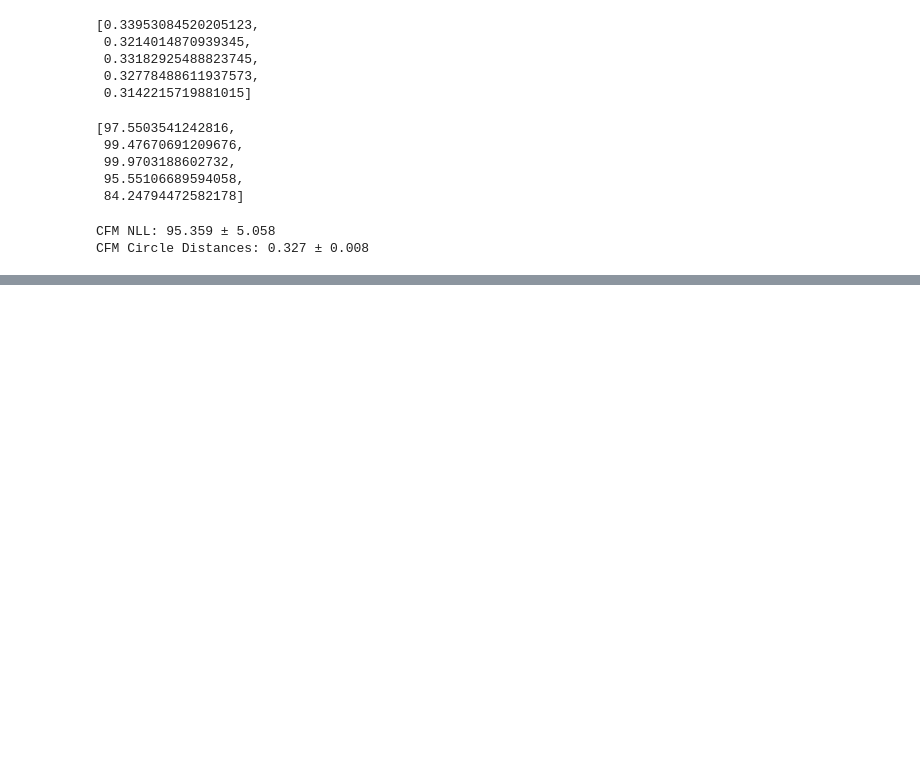
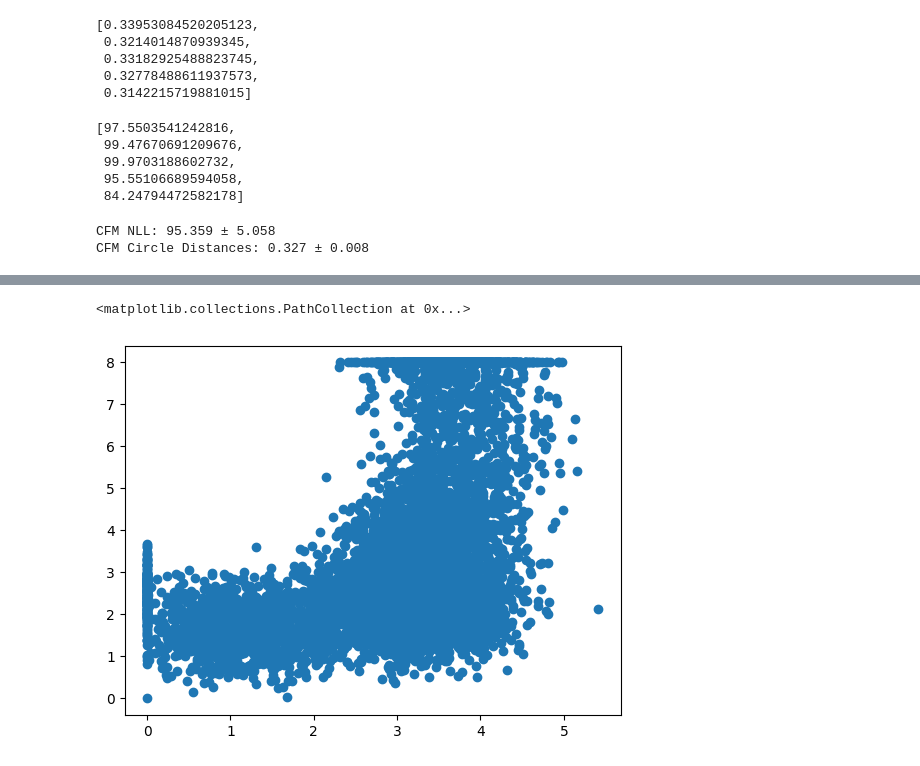
Before and after one commit to harrya32/HTI, a Jupyter notebook: rebuttal_baselines/2d_flow_matching.ipynb, the cells around one changed output, grey strips where cells are left out. Cells and saved outputs as stored; diff of their text form; code cells hidden in the pictures; blank space fills up the shorter version.

```diff
--- a/rebuttal_baselines/2d_flow_matching.ipynb
+++ b/rebuttal_baselines/2d_flow_matching.ipynb
@@ -715,0 +847,5 @@ CFM Circle Distances: 0.327 ± 0.008
+# %%
+plt.scatter(rl_data[0, :, 0].cpu(), rl_data[0, :, 1].cpu())
+# %% [output]
+<matplotlib.collections.PathCollection at 0x...>
+[figure, added]
```
Also changed, not shown: parts of 15 cells of this notebook, 1 other file.
